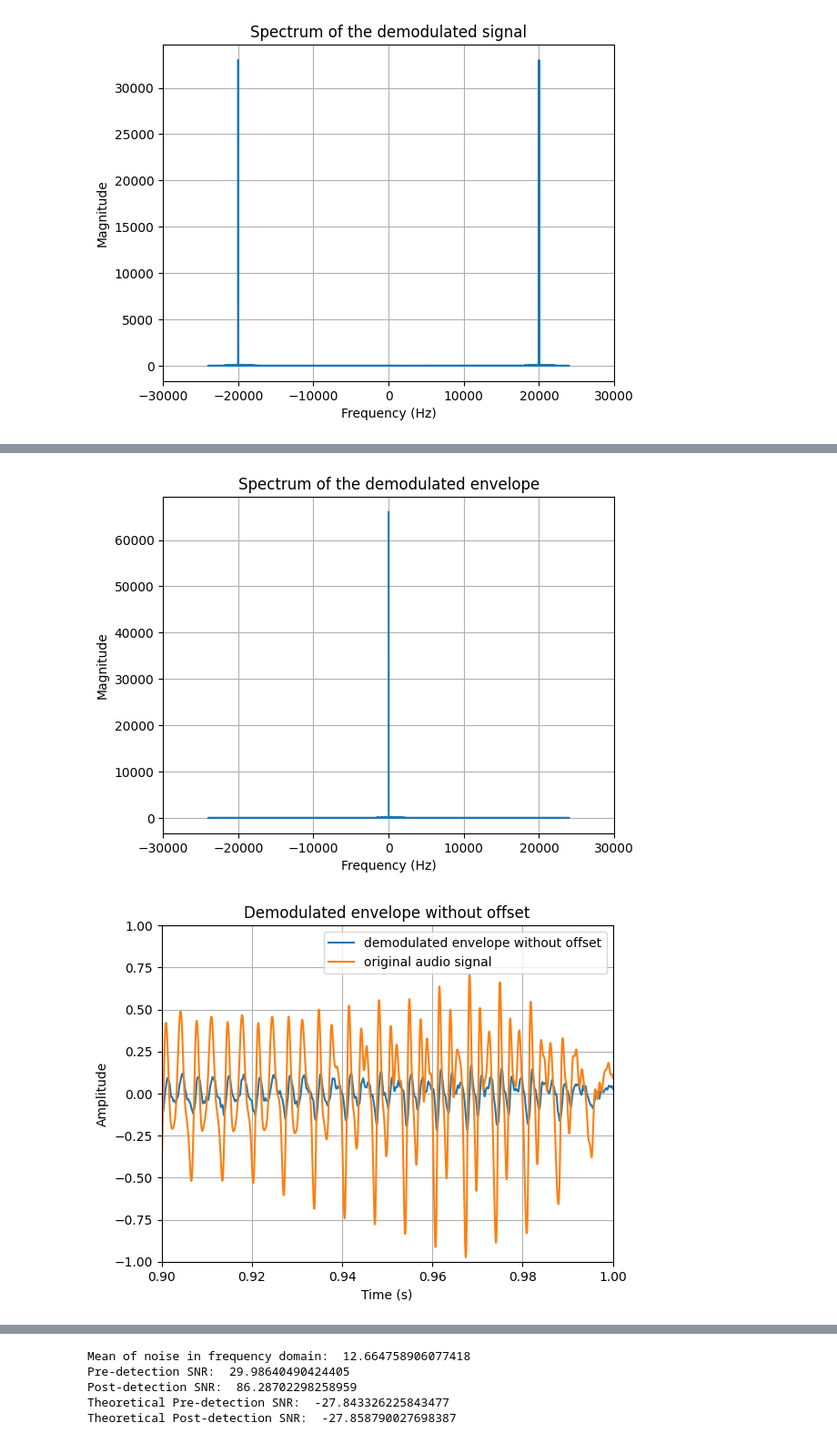
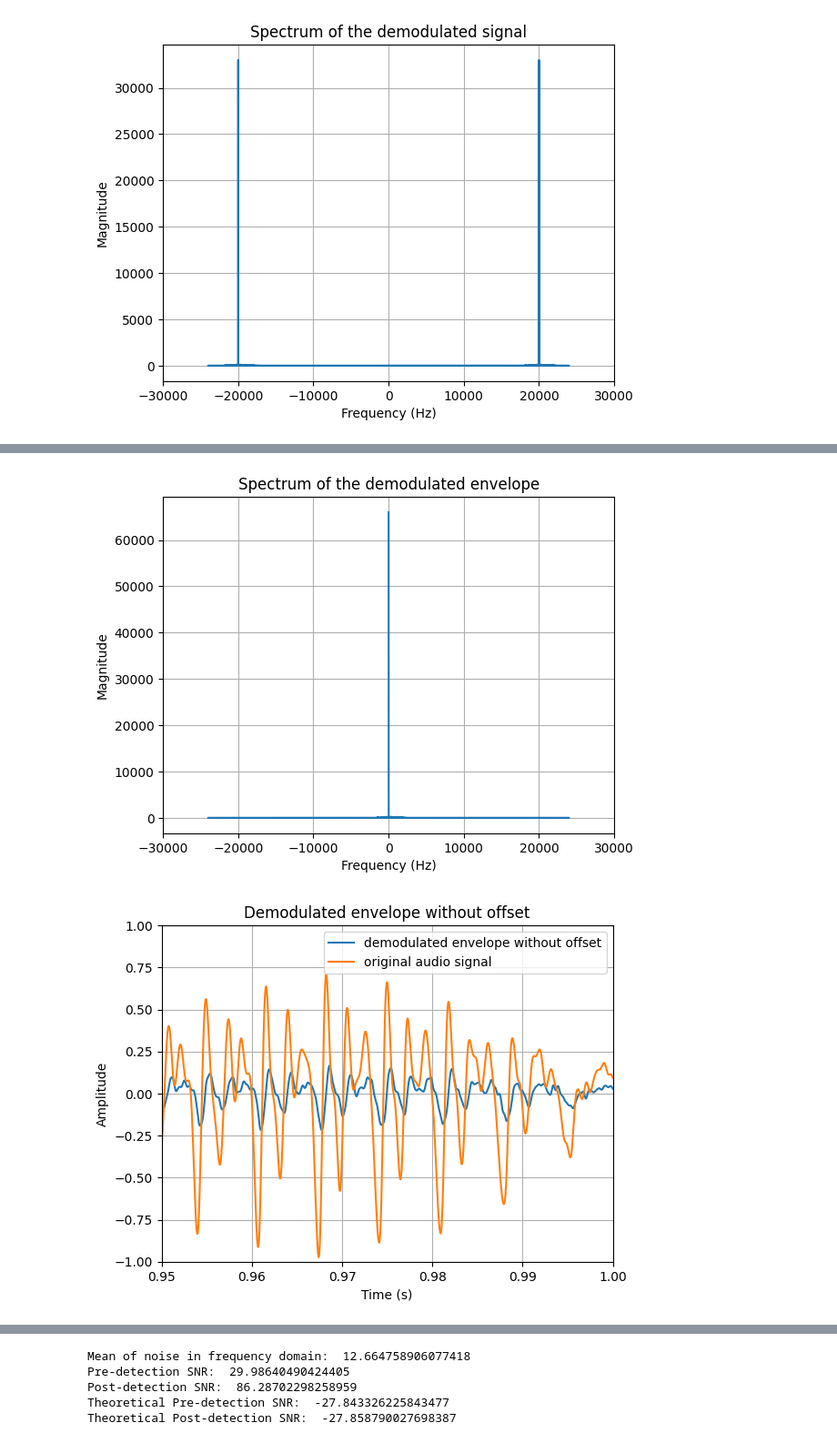
Before and after one commit to martinz2002/ece459-project-fa23-zjui, a Jupyter notebook: project_main/audio_processing_am.ipynb, the cells around one changed output, grey strips where cells are left out. Shown at 91% size. Saved outputs shown, nothing was run; the diff lists cells and outputs as text; code cells hidden in the pictures.

```diff
--- a/project_main/audio_processing_am.ipynb
+++ b/project_main/audio_processing_am.ipynb
@@ -351,7 +351,7 @@ plt.figure()
 plt.plot(t, demodulated_envelope_no_offset)
 plt.plot(t, data)
 plt.xlabel('Time (s)')
-plt.xlim(0.9,1)
+plt.xlim(0.95,1)
 plt.ylim(-1,1)
 plt.ylabel('Amplitude')
 plt.title('Demodulated envelope without offset')
@@ -366,33 +366,33 @@ plt.xlim(-fc, fc)
 plt.ylabel('Magnitude')
 plt.title('Spectrum of the demodulated envelope without offset')
 plt.grid(True)
 plt.show()
 
 # plot the gain matched demodulated envelope and its spectrum
 plt.figure()
 plt.plot(t, demodulated_envelope_gain_matched)
 plt.plot(t, orig_data)
 plt.xlabel('Time (s)')
-plt.xlim(0.99,1)
+plt.xlim(0.95,1)
 plt.ylabel('Amplitude')
 plt.title('Gain matched demodulated envelope')
 plt.grid(True)
 plt.legend(['gain matched demodulated envelope', 'original audio signal'])
 plt.show()
 
 plt.figure()
 plt.plot(np.fft.fftfreq(len(demodulated_envelope_gain_matched), 1/fs), np.abs(np.fft.fft(demodulated_envelope_gain_matched)))
 plt.xlabel('Frequency (Hz)')
 plt.xlim(-fc, fc)
 plt.ylabel('Magnitude')
 plt.title('Spectrum of the gain matched demodulated envelope')
 plt.grid(True)
 plt.show()
 
 # write the demodulated signal to a wav file
 wavfile.write('demodulated_audio.wav', fs, demodulated_envelope_gain_matched.astype(np.int16))
 # %% [output]
 [figure]
 [figure]
-[figure, old version]
+[figure, new version]
 [figure]
```
Also changed, not shown: parts of 1 cell of this notebook.
